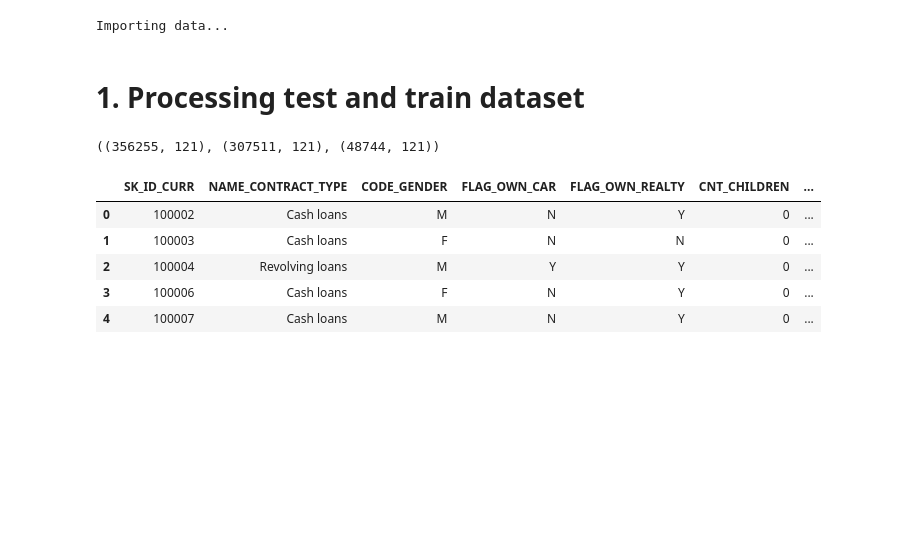
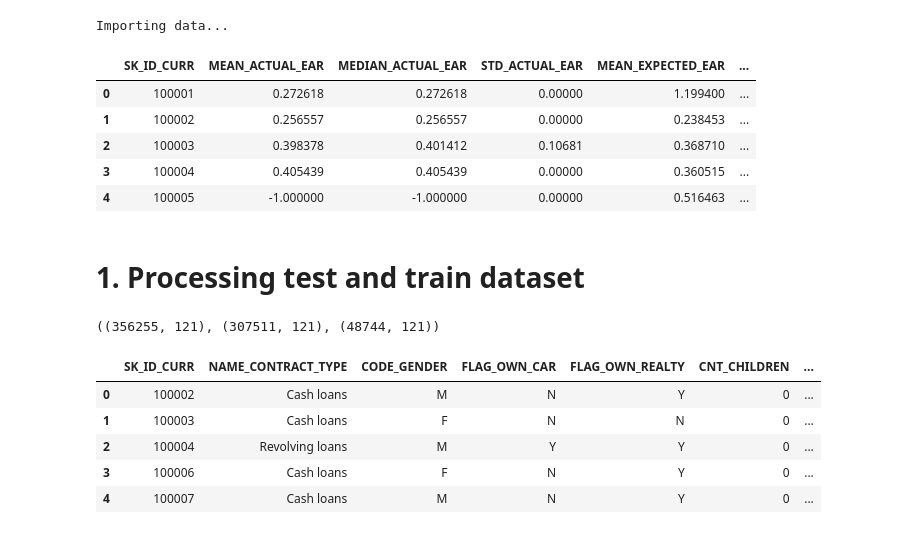
Before and after one commit to narendraparigi1987/home-credit-default-risk, a Jupyter notebook: lightGBM_ApplicationFeatureSet_EARFeatureSet.ipynb, the cells around one changed output. Drawn from its saved outputs; the diff is of its cells as text; code cells hidden in the pictures; blank space fills up the shorter version.

```diff
--- a/lightGBM_ApplicationFeatureSet_EARFeatureSet.ipynb
+++ b/lightGBM_ApplicationFeatureSet_EARFeatureSet.ipynb
@@ -22,5 +22,14 @@ previous_expected_ear = pd.read_csv('expected_ear.csv')
 # %% [output]
 Importing data...
+# %%
+previous_ear.head(5)
+# %% [output]
+|  | SK_ID_CURR | MEAN_ACTUAL_EAR | MEDIAN_ACTUAL_EAR | STD_ACTUAL_EAR | MEAN_EXPECTED_EAR | ... |
+| 0 | 100001 | 0.272618 | 0.272618 | 0.00000 | 1.199400 | ... |
+| 1 | 100002 | 0.256557 | 0.256557 | 0.00000 | 0.238453 | ... |
+| 2 | 100003 | 0.398378 | 0.401412 | 0.10681 | 0.368710 | ... |
+| 3 | 100004 | 0.405439 | 0.405439 | 0.00000 | 0.360515 | ... |
+| 4 | 100005 | -1.000000 | -1.000000 | 0.00000 | 0.516463 | ... |
 # %% [markdown]
 # <a id=1 > 1. Processing test and train dataset </a>
 # %%
```
Also changed, not shown: parts of 14 cells of this notebook, 1 other file.
